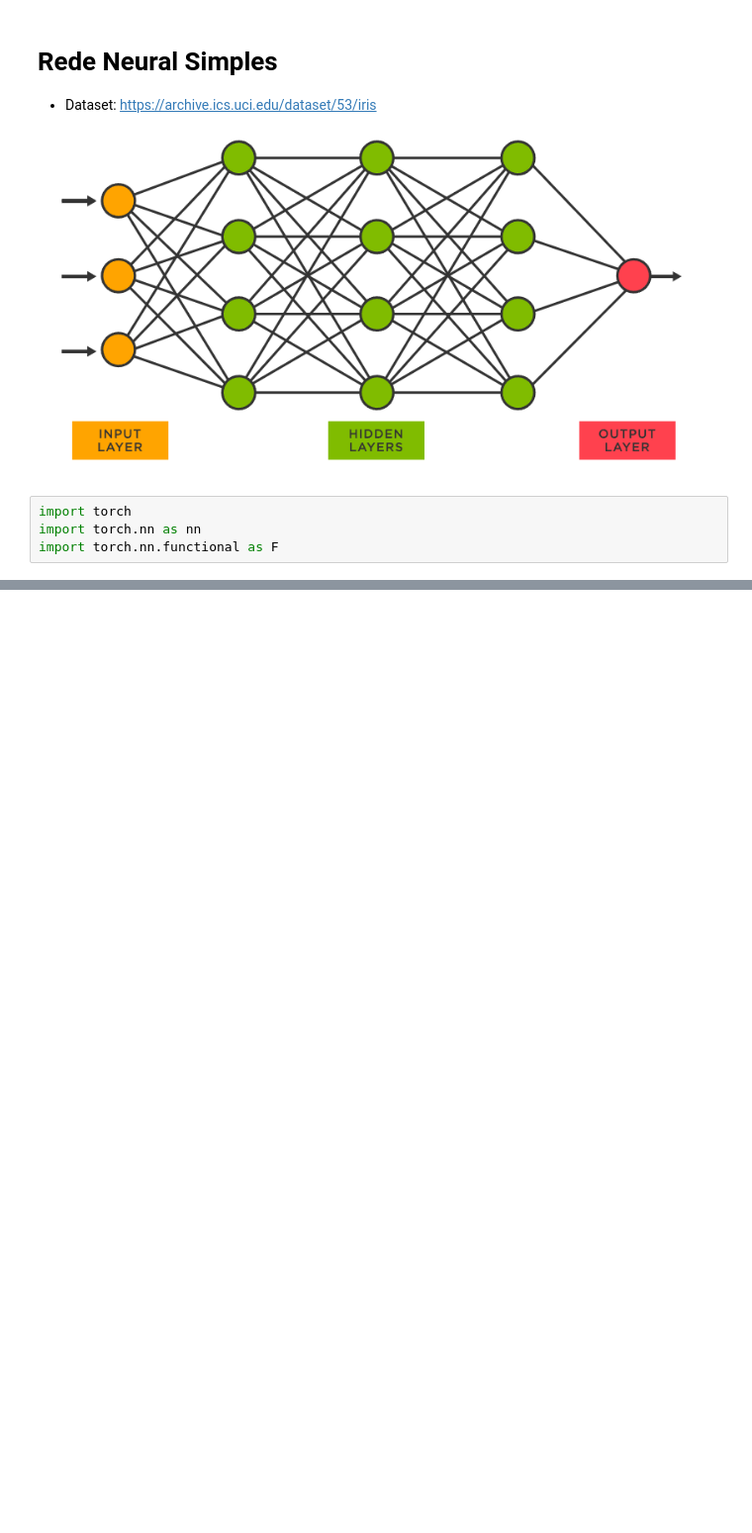
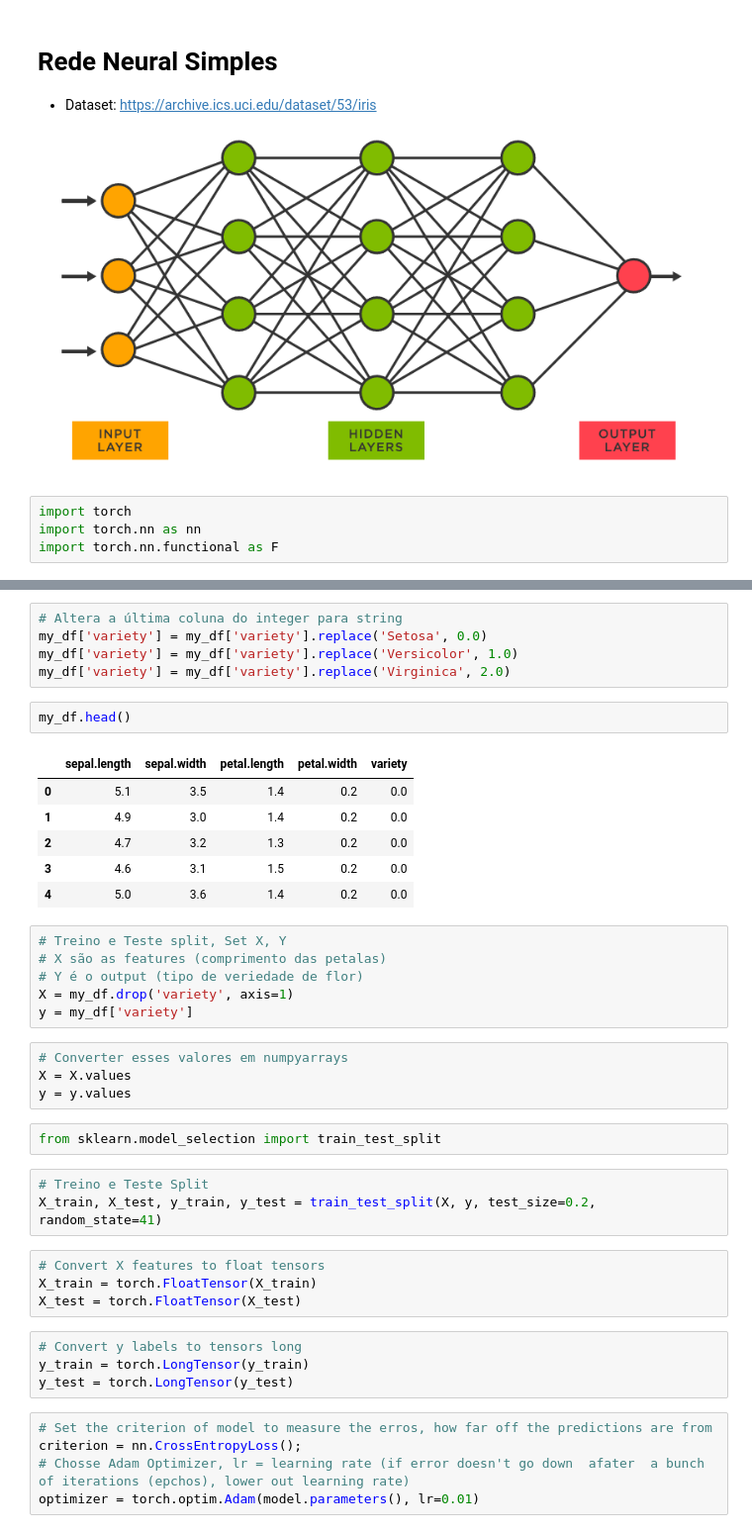
Before and after one commit to dancorrea86/Pytorch, a Jupyter notebook: Simple_NeuralNetwork.ipynb, the cells around one changed output, grey strips where cells are left out. Shown at 99% size. Drawn from its saved outputs; the diff is of its cells as text; blank space fills up the shorter version.

```diff
--- a/Simple_NeuralNetwork.ipynb
+++ b/Simple_NeuralNetwork.ipynb
@@ -24,0 +53,42 @@ class Model(nn.Module):
+# %%
+# Altera a última coluna do integer para string
+my_df['variety'] = my_df['variety'].replace('Setosa', 0.0)
+my_df['variety'] = my_df['variety'].replace('Versicolor', 1.0)
+my_df['variety'] = my_df['variety'].replace('Virginica', 2.0)
+# %%
+my_df.head()
+# %% [output]
+|  | sepal.length | sepal.width | petal.length | petal.width | variety |
+| 0 | 5.1 | 3.5 | 1.4 | 0.2 | 0.0 |
+| 1 | 4.9 | 3.0 | 1.4 | 0.2 | 0.0 |
+| 2 | 4.7 | 3.2 | 1.3 | 0.2 | 0.0 |
+| 3 | 4.6 | 3.1 | 1.5 | 0.2 | 0.0 |
+| 4 | 5.0 | 3.6 | 1.4 | 0.2 | 0.0 |
+# %%
+# Treino e Teste split, Set X, Y
+# X são as features (comprimento das petalas)
+# Y é o output (tipo de veriedade de flor)
+X = my_df.drop('variety', axis=1)
+y = my_df['variety']
+# %%
+# Converter esses valores em numpyarrays
+X = X.values
+y = y.values
+# %%
+from sklearn.model_selection import train_test_split
+# %%
+# Treino e Teste Split
+X_train, X_test, y_train, y_test = train_test_split(X, y, test_size=0.2, random_state=41)
+# %%
+# Convert X features to float tensors
+X_train = torch.FloatTensor(X_train)
+X_test = torch.FloatTensor(X_test)
+# %%
+# Convert y labels to tensors long
+y_train = torch.LongTensor(y_train)
+y_test = torch.LongTensor(y_test)
+# %%
+# Set the criterion of model to measure the erros, how far off the predictions are from
+criterion = nn.CrossEntropyLoss();
+# Chosse Adam Optimizer, lr = learning rate (if error doesn't go down  afater  a bunch of iterations (epchos), lower out learning rate)
+optimizer = torch.optim.Adam(model.parameters(), lr=0.01)
```
Also changed, not shown: parts of 7 cells of this notebook.
